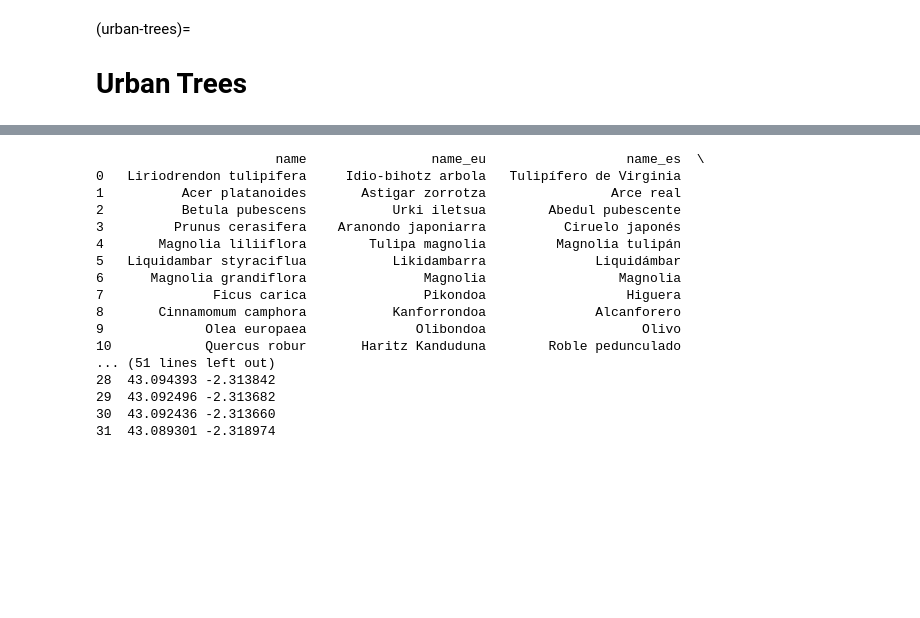
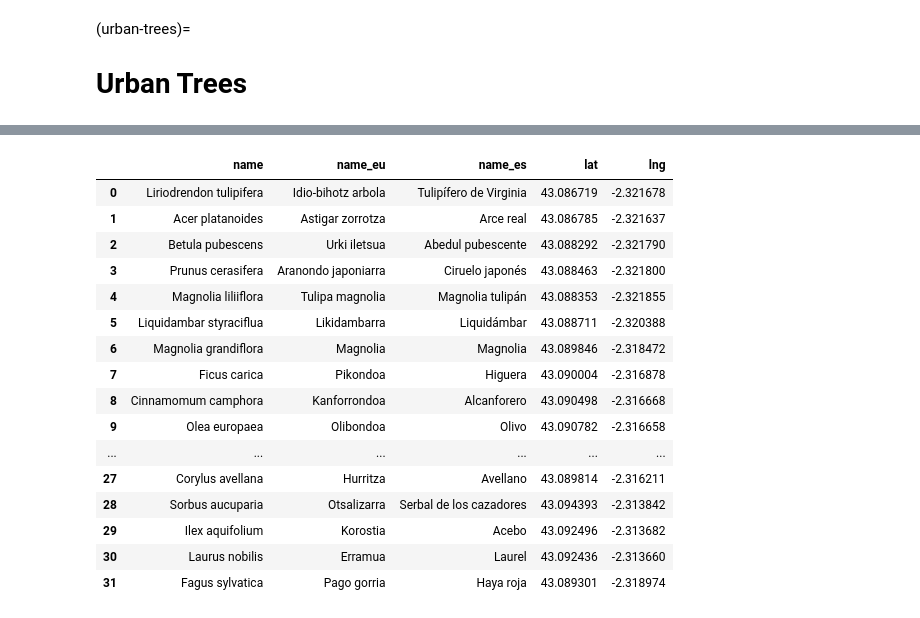
Before and after one commit to mikel-imaz/projects, a Jupyter notebook: _sources/urban_trees.ipynb, the cells around one changed output, grey strips where cells are left out. Drawn from its saved outputs; the diff is of its cells as text; code cells hidden in the pictures; blank space fills up the shorter version.

```diff
--- a/_sources/urban_trees.ipynb
+++ b/_sources/urban_trees.ipynb
@@ -6,29 +12,29 @@
 # %%
 # Import packages
 import pandas as pd
 import folium
 
 # Read the data
 trees = pd.read_csv("data/zuhaitzak.csv")
-print(trees)
+trees
 # %% [output]
-                       name                name_eu                  name_es  \
-0   Liriodrendon tulipifera     Idio-bihotz arbola   Tulipífero de Virginia
-1          Acer platanoides       Astigar zorrotza                Arce real
-2          Betula pubescens           Urki iletsua        Abedul pubescente
-3         Prunus cerasifera    Aranondo japoniarra          Ciruelo japonés
-4       Magnolia liliiflora        Tulipa magnolia         Magnolia tulipán
-5   Liquidambar styraciflua           Likidambarra              Liquidámbar
-6      Magnolia grandiflora               Magnolia                 Magnolia
-7              Ficus carica               Pikondoa                  Higuera
-8       Cinnamomum camphora           Kanforrondoa              Alcanforero
-9             Olea europaea              Olibondoa                    Olivo
-10            Quercus robur       Haritz Kanduduna        Roble pedunculado
-... (51 lines left out)
-28  43.094393 -2.313842
-29  43.092496 -2.313682
-30  43.092436 -2.313660
-31  43.089301 -2.318974
+|  | name | name_eu | name_es | lat | lng |
+| 0 | Liriodrendon tulipifera | Idio-bihotz arbola | Tulipífero de Virginia | 43.086719 | -2.321678 |
+| 1 | Acer platanoides | Astigar zorrotza | Arce real | 43.086785 | -2.321637 |
+| 2 | Betula pubescens | Urki iletsua | Abedul pubescente | 43.088292 | -2.321790 |
+| 3 | Prunus cerasifera | Aranondo japoniarra | Ciruelo japonés | 43.088463 | -2.321800 |
+| 4 | Magnolia liliiflora | Tulipa magnolia | Magnolia tulipán | 43.088353 | -2.321855 |
+| 5 | Liquidambar styraciflua | Likidambarra | Liquidámbar | 43.088711 | -2.320388 |
+| 6 | Magnolia grandiflora | Magnolia | Magnolia | 43.089846 | -2.318472 |
+| 7 | Ficus carica | Pikondoa | Higuera | 43.090004 | -2.316878 |
+| 8 | Cinnamomum camphora | Kanforrondoa | Alcanforero | 43.090498 | -2.316668 |
+| 9 | Olea europaea | Olibondoa | Olivo | 43.090782 | -2.316658 |
+| ... | ... | ... | ... | ... | ... |
+| 27 | Corylus avellana | Hurritza | Avellano | 43.089814 | -2.316211 |
+| 28 | Sorbus aucuparia | Otsalizarra | Serbal de los cazadores | 43.094393 | -2.313842 |
+| 29 | Ilex aquifolium | Korostia | Acebo | 43.092496 | -2.313682 |
+| 30 | Laurus nobilis | Erramua | Laurel | 43.092436 | -2.313660 |
+| 31 | Fagus sylvatica | Pago gorria | Haya roja | 43.089301 | -2.318974 |
 # %%
 # Construct a folium map
 urretxu = folium.Map(location=[43.090918759887956, -2.315669883437965], zoom_start=15)
```
Also changed, not shown: parts of 2 cells of this notebook, 2 other files.
